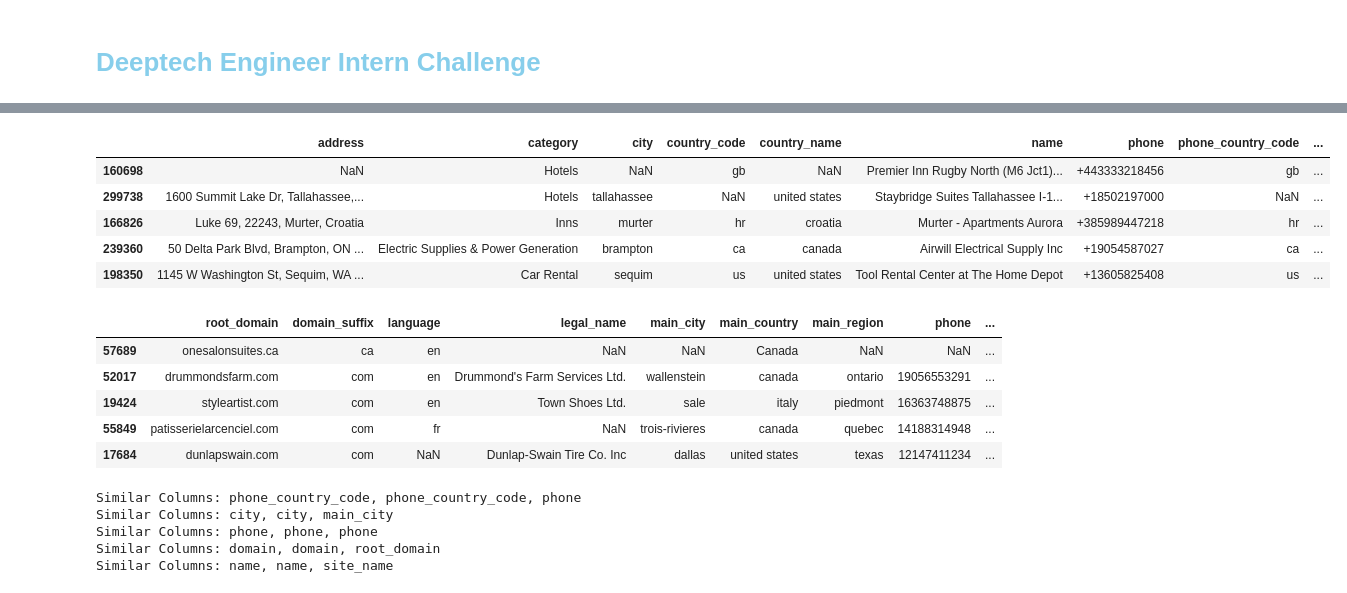
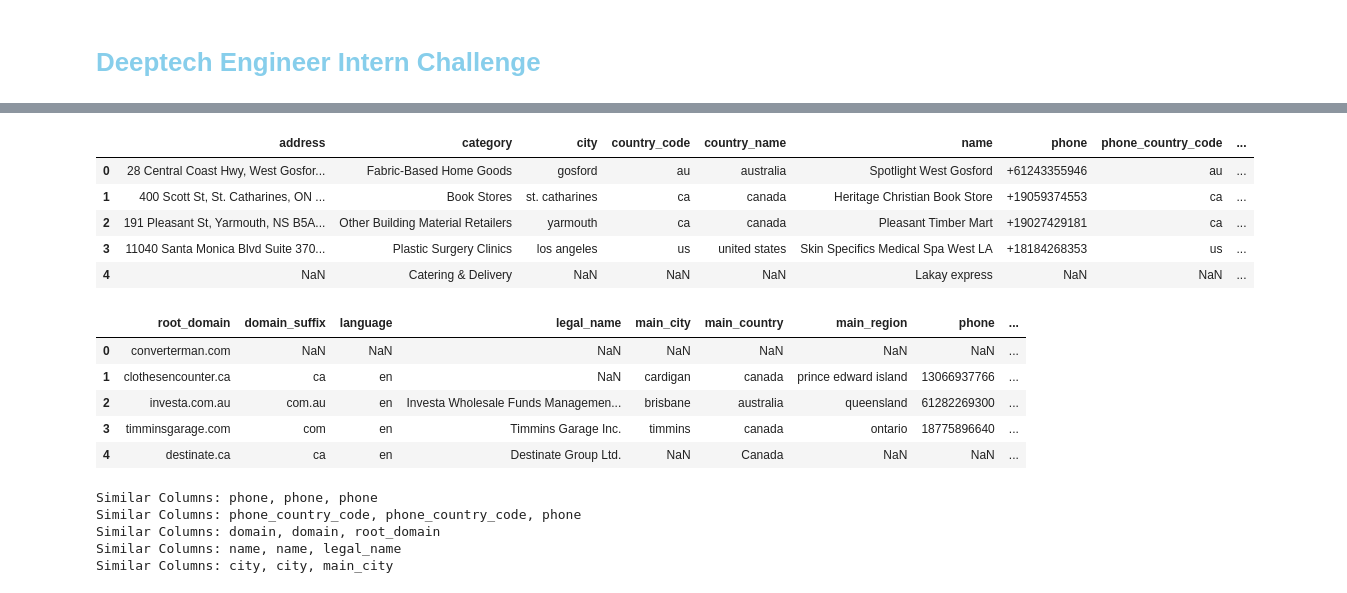
Before and after one commit to marius2347/Datasets-Join-for-Deeptech-Engineer-Intern-Challenge-in-Python, a Jupyter notebook: challenge.ipynb, the cells around one changed output, grey strips where cells are left out. Cells and saved outputs as stored; diff of their text form; code cells hidden in the pictures.

```diff
--- a/challenge.ipynb
+++ b/challenge.ipynb
@@ -19,27 +19,27 @@ facebook_dataset.sample(5)
 # %%
 # Google dataset
 
-google_dataset = pd.read_csv('google_dataset.csv', delimiter=',', quotechar='"', on_bad_lines='skip', low_memory=False)
-google_dataset.sample(5)
+google_dataset = pd.read_csv('google_dataset.csv', delimiter=',', quotechar='"', on_bad_lines='skip')
+google_dataset.head(5)
 # %% [output]
 |  | address | category | city | country_code | country_name | name | phone | phone_country_code | ... |
-| 160698 | NaN | Hotels | NaN | gb | NaN | Premier Inn Rugby North (M6 Jct1)... | +443333218456 | gb | ... |
-| 299738 | 1600 Summit Lake Dr, Tallahassee,... | Hotels | tallahassee | NaN | united states | Staybridge Suites Tallahassee I-1... | +18502197000 | NaN | ... |
-| 166826 | Luke 69, 22243, Murter, Croatia | Inns | murter | hr | croatia | Murter - Apartments Aurora | +385989447218 | hr | ... |
-| 239360 | 50 Delta Park Blvd, Brampton, ON ... | Electric Supplies & Power Generation | brampton | ca | canada | Airwill Electrical Supply Inc | +19054587027 | ca | ... |
-| 198350 | 1145 W Washington St, Sequim, WA ... | Car Rental | sequim | us | united states | Tool Rental Center at The Home Depot | +13605825408 | us | ... |
+| 0 | 28 Central Coast Hwy, West Gosfor... | Fabric-Based Home Goods | gosford | au | australia | Spotlight West Gosford | +61243355946 | au | ... |
+| 1 | 400 Scott St, St. Catharines, ON ... | Book Stores | st. catharines | ca | canada | Heritage Christian Book Store | +19059374553 | ca | ... |
+| 2 | 191 Pleasant St, Yarmouth, NS B5A... | Other Building Material Retailers | yarmouth | ca | canada | Pleasant Timber Mart | +19027429181 | ca | ... |
+| 3 | 11040 Santa Monica Blvd Suite 370... | Plastic Surgery Clinics | los angeles | us | united states | Skin Specifics Medical Spa West LA | +18184268353 | us | ... |
+| 4 | NaN | Catering & Delivery | NaN | NaN | NaN | Lakay express | NaN | NaN | ... |
 # %%
 # Website dataset
 
 website_dataset = pd.read_csv('website_dataset.csv', delimiter=';', quotechar='"', on_bad_lines='skip')
-website_dataset.sample(5)
+website_dataset.head(5)
 # %% [output]
 |  | root_domain | domain_suffix | language | legal_name | main_city | main_country | main_region | phone | ... |
-| 57689 | onesalonsuites.ca | ca | en | NaN | NaN | Canada | NaN | NaN | ... |
-| 52017 | drummondsfarm.com | com | en | Drummond's Farm Services Ltd. | wallenstein | canada | ontario | 19056553291 | ... |
-| 19424 | styleartist.com | com | en | Town Shoes Ltd. | sale | italy | piedmont | 16363748875 | ... |
-| 55849 | patisserielarcenciel.com | com | fr | NaN | trois-rivieres | canada | quebec | 14188314948 | ... |
-| 17684 | dunlapswain.com | com | NaN | Dunlap-Swain Tire Co. Inc | dallas | united states | texas | 12147411234 | ... |
+| 0 | converterman.com | NaN | NaN | NaN | NaN | NaN | NaN | NaN | ... |
+| 1 | clothesencounter.ca | ca | en | NaN | cardigan | canada | prince edward island | 13066937766 | ... |
+| 2 | investa.com.au | com.au | en | Investa Wholesale Funds Managemen... | brisbane | australia | queensland | 61282269300 | ... |
+| 3 | timminsgarage.com | com | en | Timmins Garage Inc. | timmins | canada | ontario | 18775896640 | ... |
+| 4 | destinate.ca | ca | en | Destinate Group Ltd. | NaN | Canada | NaN | NaN | ... |
 # %%
 # common columns
 
@@ -67,8 +67,8 @@ similar_columns = find_similar_columns(columns_facebook, columns_google, columns
 for col1, col2, col3 in similar_columns:
     print(f"Similar Columns: {col1}, {col2}, {col3}")
 # %% [output]
+Similar Columns: phone, phone, phone
 Similar Columns: phone_country_code, phone_country_code, phone
+Similar Columns: domain, domain, root_domain
+Similar Columns: name, name, legal_name
 Similar Columns: city, city, main_city
-Similar Columns: phone, phone, phone
-Similar Columns: domain, domain, root_domain
-Similar Columns: name, name, site_name
```
Also changed, not shown: parts of 15 cells of this notebook.
